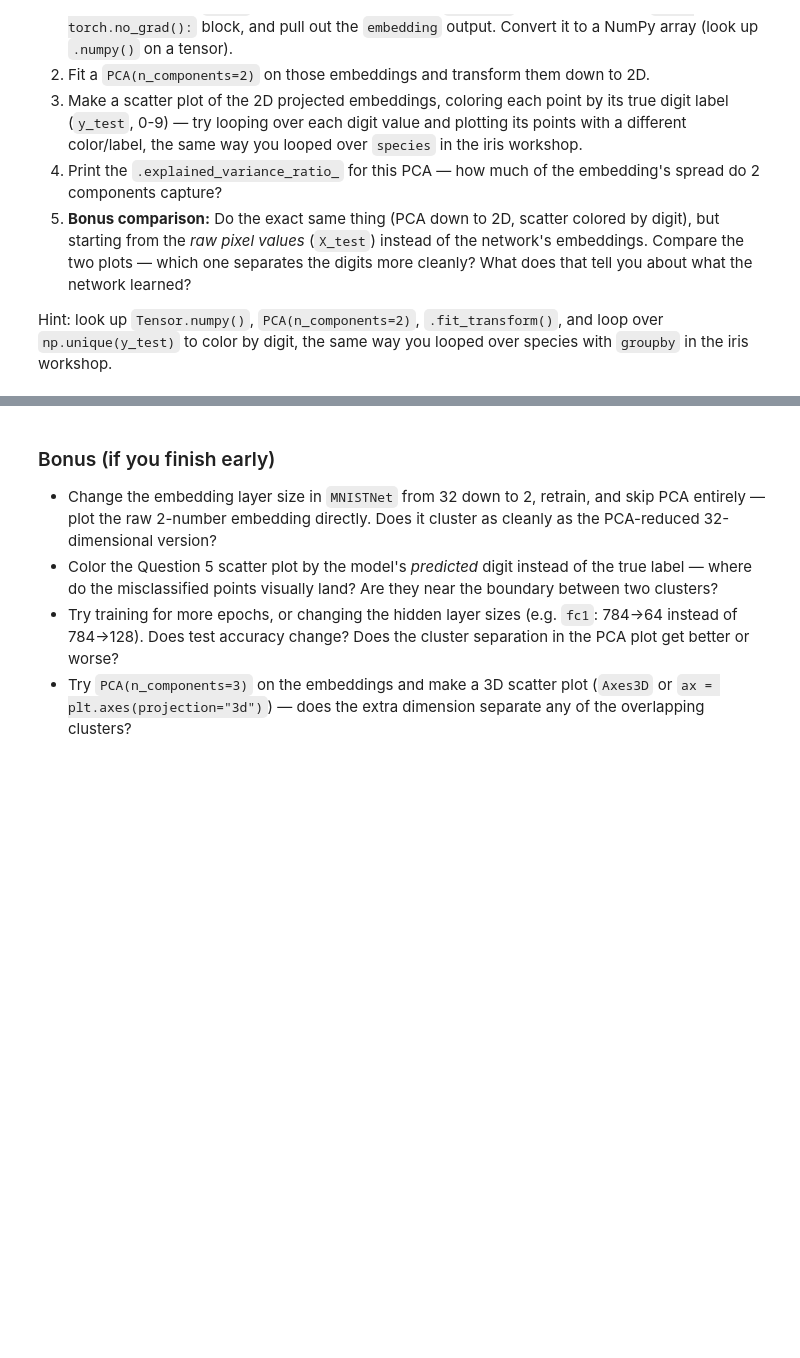
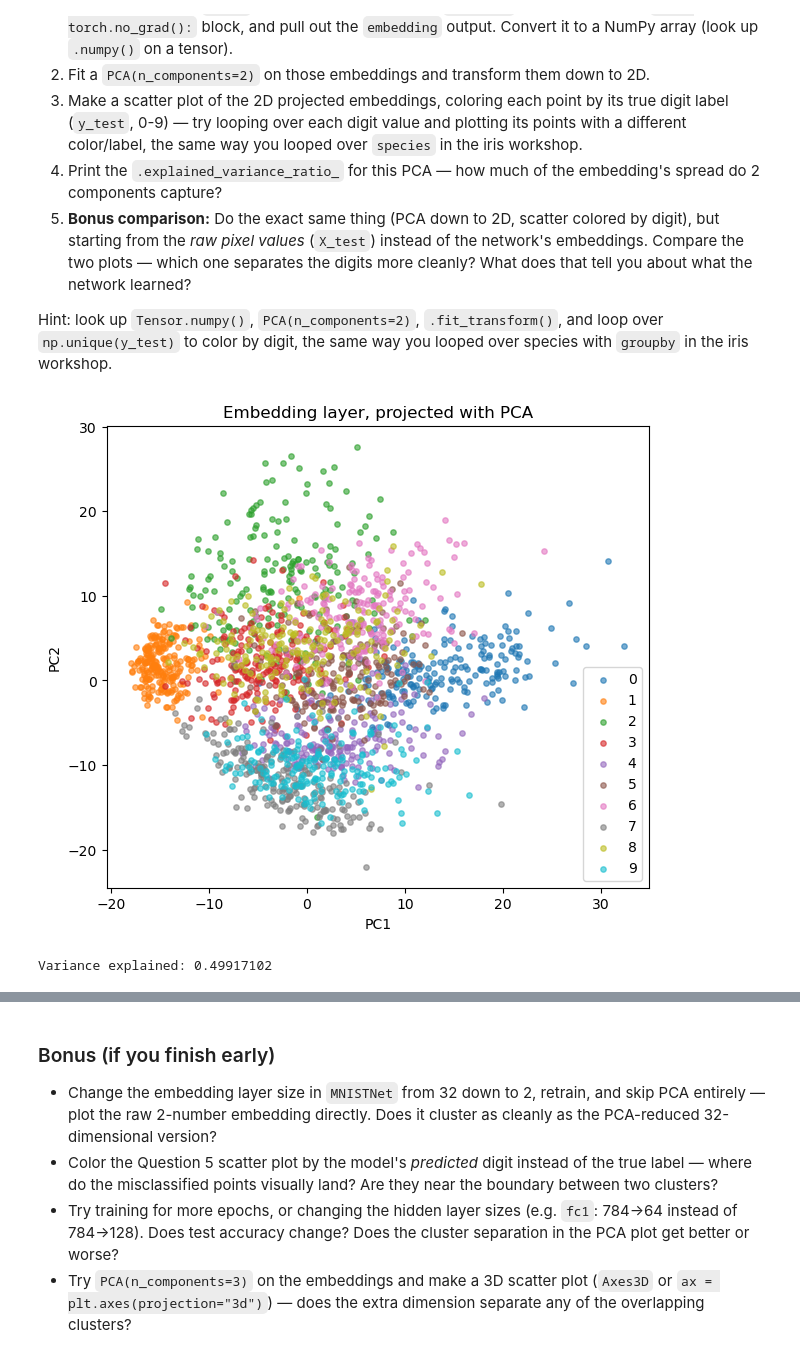
Before and after one commit to kt-peng/PY191_lab, a Jupyter notebook: mnist_neuralnet_exercises.ipynb, the cells around one changed output, grey strips where cells are left out. Cells and saved outputs as stored; diff of their text form; code cells hidden in the pictures; blank space fills up the shorter version.

```diff
--- a/mnist_neuralnet_exercises.ipynb
+++ b/mnist_neuralnet_exercises.ipynb
@@ -197,7 +197,7 @@ for epoch in range(n_epochs):
     print(f"Epoch {epoch+1}/{n_epochs}, avg loss: {total_loss / len(train_loader):.4f}")
 
 # TODO: evaluate accuracy on the test set (no gradients needed)
-torch.no_grad():
+with torch.no_grad():
     test_logits, _ = model(X_test_t)
     test_predictions = torch.argmax(test_logits, dim=1)
     test_accuracy = (test_predictions == y_test_t).float().mean().item()
@@ -290,27 +306,32 @@ Hint: look up `Tensor.numpy()`, `PCA(n_components=2)`, `.fit_transform()`, and l
 # %%
 # TODO: get embeddings for the whole test set from your trained model (no gradients needed)
 with torch.no_grad():
-    test_logits, test_embeddings = None, None
+    test_logits, test_embeddings = model(X_test_t)
 
-test_embeddings_np = None
+test_embeddings_np = test_embeddings.numpy()
 
 # TODO: fit PCA(n_components=2) on the embeddings and project them down to 2D
-embedding_pca = None
-embeddings_2d = None
+embedding_pca = PCA(n_components=2)
+embeddings_2d = embedding_pca.fit_transform(test_embeddings_np)
 
 # TODO: scatter plot embeddings_2d, colored by true digit (y_test)
 plt.figure(figsize=(7, 6))
 for digit in np.unique(y_test):
-    pass  # TODO: plot the points belonging to this digit
+    # TODO: plot the points belonging to this digit
+    mask = y_test == digit
+    plt.scatter(embeddings_2d[mask, 0], embeddings_2d[mask, 1], label=str(digit), alpha=0.6, s=15)
 
 plt.xlabel("PC1")
 plt.ylabel("PC2")
 plt.title("Embedding layer, projected with PCA")
 plt.legend()
 plt.show()
 
 # TODO: what fraction of the embedding's variance do 2 components capture?
-embedding_variance_kept = None
+embedding_variance_kept = embedding_pca.explained_variance_ratio_.sum()
 print("Variance explained:", embedding_variance_kept)
+# %% [output]
+[figure, added]
+Variance explained: 0.49917102
 # %%
 # TODO (bonus): repeat PCA + scatter, but starting from raw pixels (X_test) instead of embeddings
```
Also changed, not shown: parts of 5 cells of this notebook.
